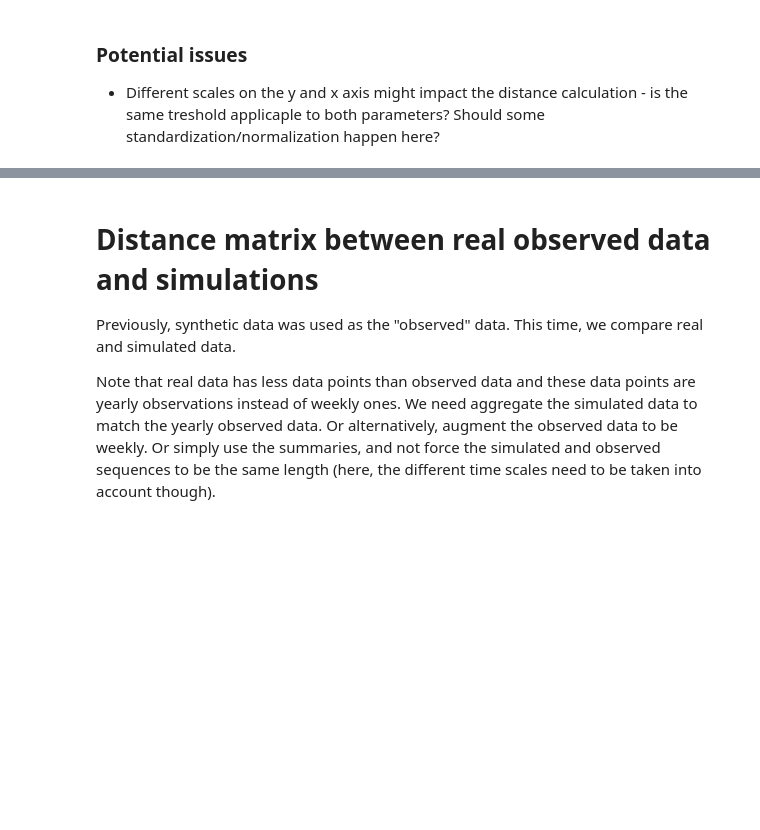
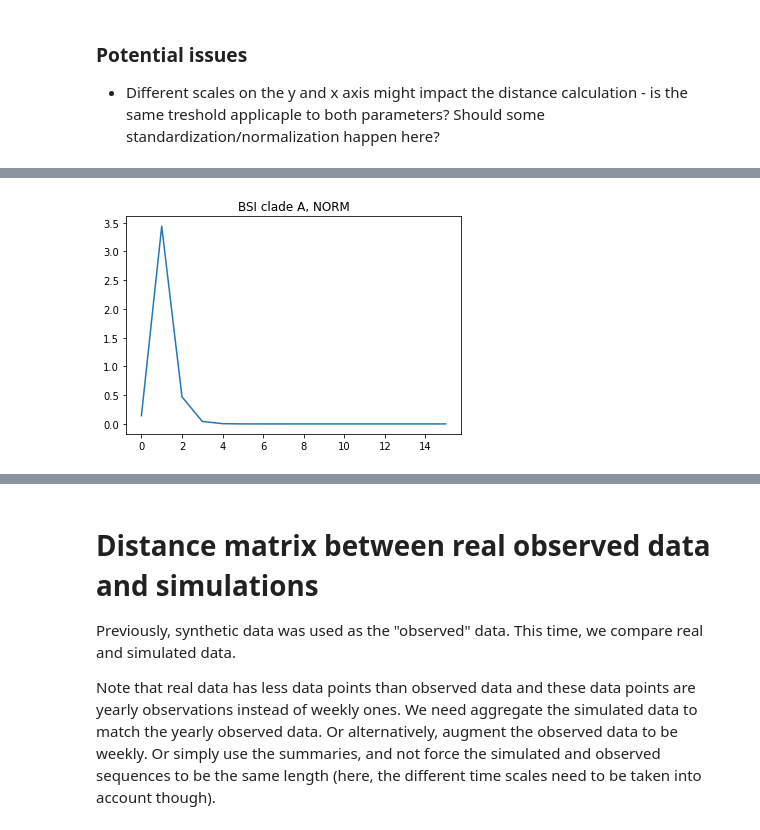
Before and after one commit to fanoja/Ecoli-R0, a Jupyter notebook: SIR simulation grid.ipynb, the cells around one changed output, grey strips where cells are left out. Cells and saved outputs as stored; diff of their text form; code cells hidden in the pictures; blank space fills up the shorter version.

Commit message:
Testing and starting to fix aggregate BSI measure

```diff
--- a/SIR simulation grid.ipynb
+++ b/SIR simulation grid.ipynb
@@ -565,0 +575,32 @@ plot_histograms(dist_mat, 1)
+# %%
+# Synthetic aggregated data:
+
+pop_size = 100000
+n_weeks = 832
+clade = "A"
+
+bsi_pars = {"or_data": or_data, "clade": clade, "dataset": "NORM", "theta_c":1, "theta_bsi":0.3}
+bsi_obs_agg = SIR_and_BSI_simulator(np.array([0.256]), np.array([0.045]), nt = n_weeks, N = pop_size,\
+                                bsi_pars = bsi_pars, is_prop = True,\
+                                is_agg = True, time_period = 52, batch_size = 1, random_state = None)#.flatten()
+
+# Plot the synthetic observed data:
+plt.plot(bsi_obs_agg[0])
+dataset = bsi_pars["dataset"]
+plt.title(f"BSI clade {clade}, {dataset}")
+
+plt.show()
+
+# dimensions of the grid to simulate
+n_beta = 100
+n_gamma = 90
+
+beta_range = (0.05, 1.5) # range of beta values to simulate
+gamma_range = (0.0125, 0.1) # range of gamma values to simulate
+
+# Potential issue: resolution of the grid too low? Too large jumps between pairs of parameters?
+
+
+# Prop. 350%????
+# %% [output]
+[figure, added]
```
Also changed, not shown: parts of 19 cells of this notebook, 1 other file.
